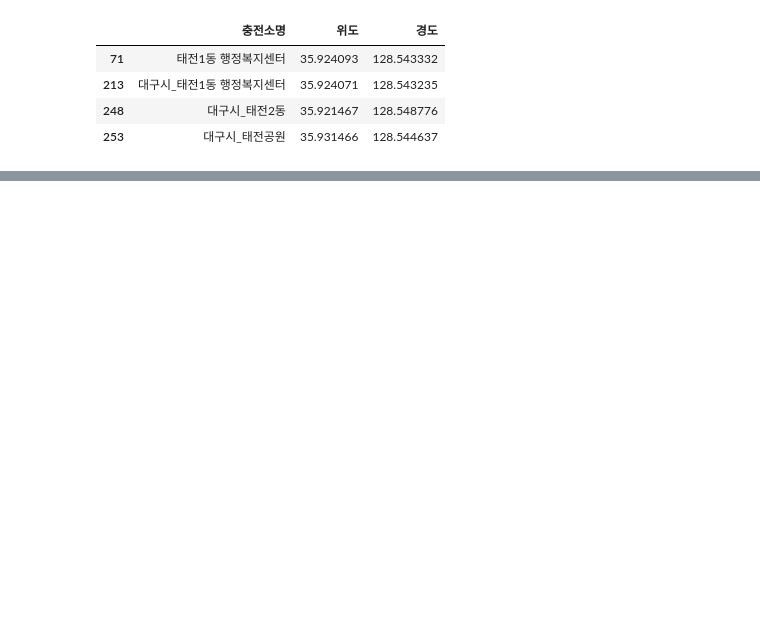
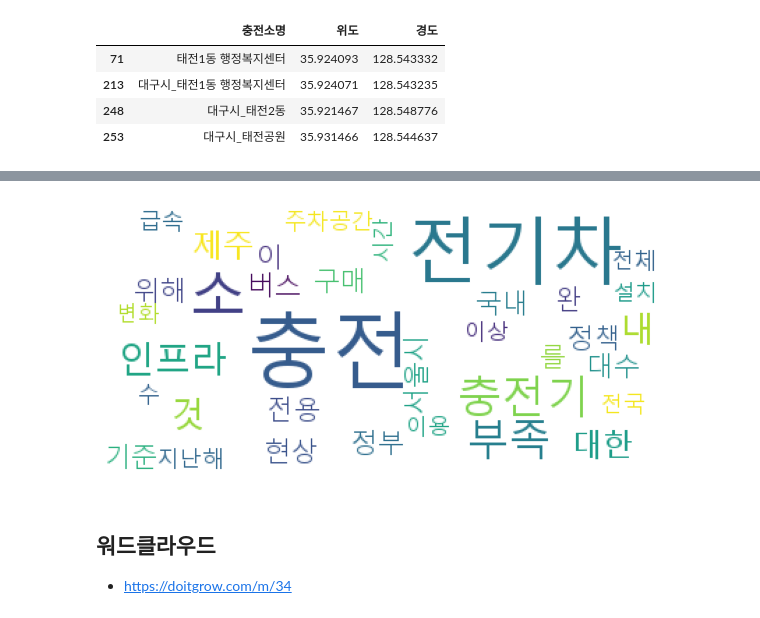
Before and after one commit to HoJin1014/KNU-BIGDATA-study, a Jupyter notebook: 2022.10.19/ex_car.ipynb, the cells around one changed output, grey strips where cells are left out. Cells and saved outputs as stored; diff of their text form; code cells hidden in the pictures; blank space fills up the shorter version.

```diff
--- a/2022.10.19/ex_car.ipynb
+++ b/2022.10.19/ex_car.ipynb
@@ -246,0 +311,16 @@ m1
+# %%
+from konlpy.tag import Okt
+
+okt = Okt()
+noun_adj_list = []
+for data in naver1:
+    sentences_tag = okt.pos(data)
+    # tag가 명사인 단어들만 noun_adj_list에 넣어준다.
+    for word, tag in sentences_tag:
+        if tag in ['Noun']:
+            noun_adj_list.append(word)
+# %%
+noun_adj_list
+counts = Counter(noun_adj_list)
+tags = counts.most_common(35)
+tags
@@ -246,0 +345,28 @@ m1
+# %%
+# WordCloud를 생성한다.
+from wordcloud import WordCloud
+import platform
+import matplotlib.pyplot as plt
+
+if platform.system() == 'Windows':
+    path = r'c:\Windows\Fonts\malgun.ttf'
+elif platform.system() == 'Darwin': # Mac OS
+    path = r'/System/Library/Fonts/AppleGothic'
+else:
+    path = r'/usr/share/fonts/truetype/name/NanumMyeongjo.ttf'
+
+wc = WordCloud(font_path=path, background_color="white", max_font_size=60)
+cloud1 = wc.generate_from_frequencies(dict(tags))
+
+# 생성된 WordCloud를 test.jpg로 보낸다.
+#cloud.to_file('test.jpg')
+
+plt.figure(figsize=(10, 8))
+plt.axis('off')
+plt.imshow(cloud1)
+plt.show()
+# %% [output]
+[figure, added]
+# %% [markdown]
+## 워드클라우드
+- https://doitgrow.com/m/34
```
Also changed, not shown: parts of 11 cells of this notebook.
